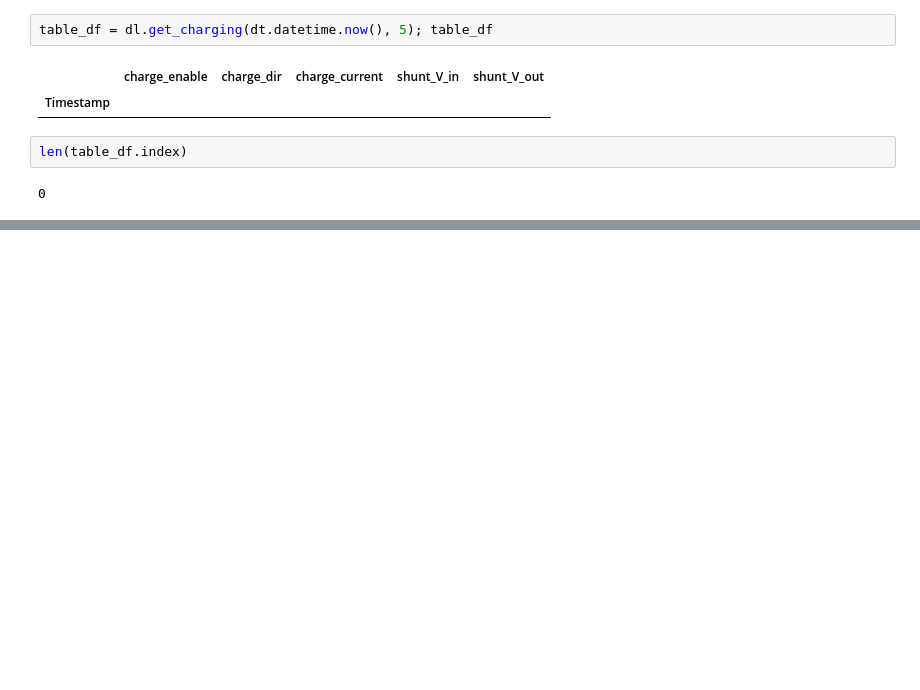
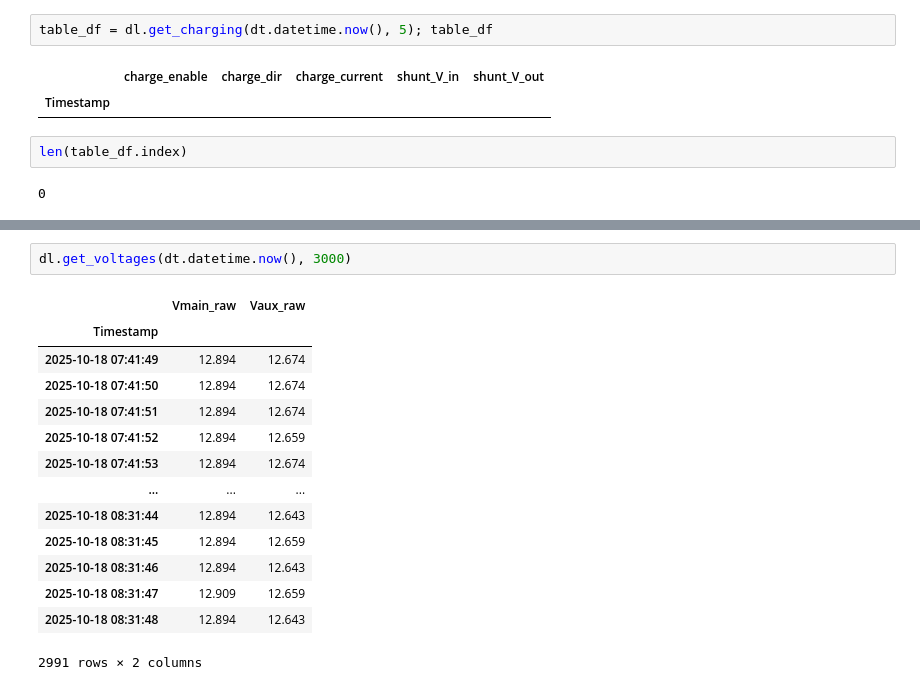
Before and after one commit to jbowen102/vehicle_aux_battery_control, a Jupyter notebook: datalogging.ipynb, the cells around one changed output, grey strips where cells are left out. Saved outputs shown, nothing was run; the diff lists cells and outputs as text; blank space fills up the shorter version.

```diff
--- a/datalogging.ipynb
+++ b/datalogging.ipynb
@@ -223,0 +156,17 @@ len(table_df.index)
+# %%
+dl.get_voltages(dt.datetime.now(), 3000)
+# %% [output]
+|  | Vmain_raw | Vaux_raw |
+| Timestamp |  |  |
+| 2025-10-18 07:41:49 | 12.894 | 12.674 |
+| 2025-10-18 07:41:50 | 12.894 | 12.674 |
+| 2025-10-18 07:41:51 | 12.894 | 12.674 |
+| 2025-10-18 07:41:52 | 12.894 | 12.659 |
+| 2025-10-18 07:41:53 | 12.894 | 12.674 |
+| ... | ... | ... |
+| 2025-10-18 08:31:44 | 12.894 | 12.643 |
+| 2025-10-18 08:31:45 | 12.894 | 12.659 |
+| 2025-10-18 08:31:46 | 12.894 | 12.643 |
+| 2025-10-18 08:31:47 | 12.909 | 12.659 |
+| 2025-10-18 08:31:48 | 12.894 | 12.643 |
+2991 rows × 2 columns
```
Also changed, not shown: parts of 24 cells of this notebook, 2 other files.
